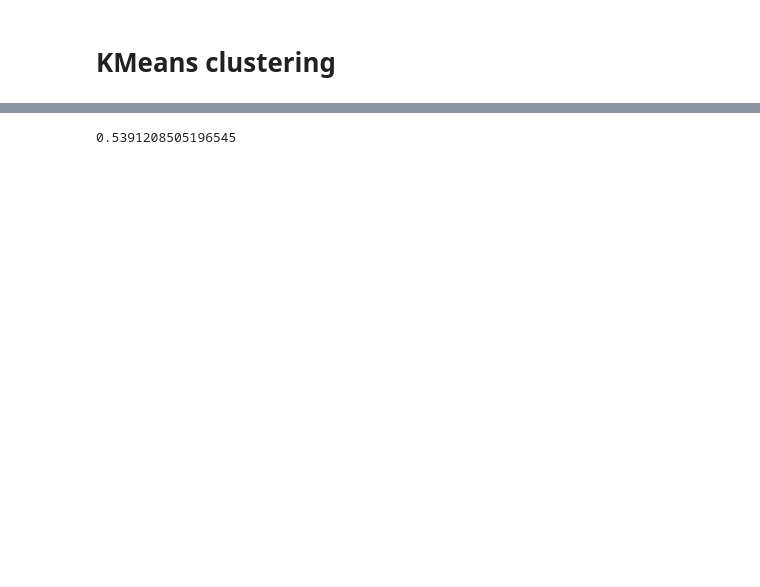
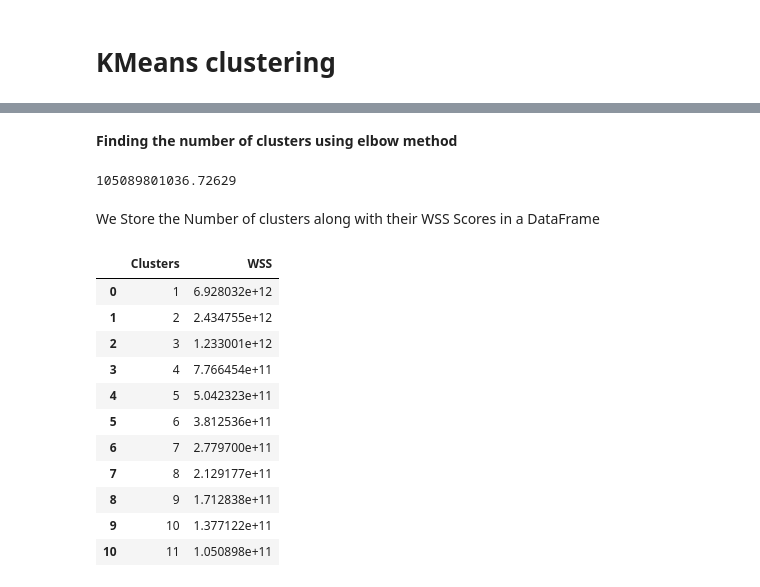
Before and after one commit to marginbridge/VIX-Kalbe-Nutritionals, a Jupyter notebook: clustering.ipynb, the cells around one changed output, grey strips where cells are left out. Cells and saved outputs as stored; diff of their text form; code cells hidden in the pictures; blank space fills up the shorter version.

```diff
--- a/clustering.ipynb
+++ b/clustering.ipynb
@@ -300,0 +252,2 @@ df
+# %%
+X = df.iloc[:,[2,3]].values
@@ -391,10 +267,2 @@ X1.shape
-# %%
-from sklearn.metrics import silhouette_score
-
-X = X1.copy()
-y = labels1.copy()
-
-score = silhouette_score(X,y)
-print(score)
-# %% [output]
-0.5391208505196545
+# %% [markdown]
+**Finding the number of clusters using elbow method**
@@ -400,0 +277,22 @@ print(score)
+# %%
+wss_iter
+# %% [output]
+105089801036.72629
+# %% [markdown]
+We Store the Number of clusters along with their WSS Scores in a DataFrame
+# %%
+mycenters = pd.DataFrame({'Clusters' : K, 'WSS' : wss})
+mycenters
+# %% [output]
+|  | Clusters | WSS |
+| 0 | 1 | 6.928032e+12 |
+| 1 | 2 | 2.434755e+12 |
+| 2 | 3 | 1.233001e+12 |
+| 3 | 4 | 7.766454e+11 |
+| 4 | 5 | 5.042323e+11 |
+| 5 | 6 | 3.812536e+11 |
+| 6 | 7 | 2.779700e+11 |
+| 7 | 8 | 2.129177e+11 |
+| 8 | 9 | 1.712838e+11 |
+| 9 | 10 | 1.377122e+11 |
+| 10 | 11 | 1.050898e+11 |
```
Also changed, not shown: parts of 42 cells of this notebook, 2 other files.
